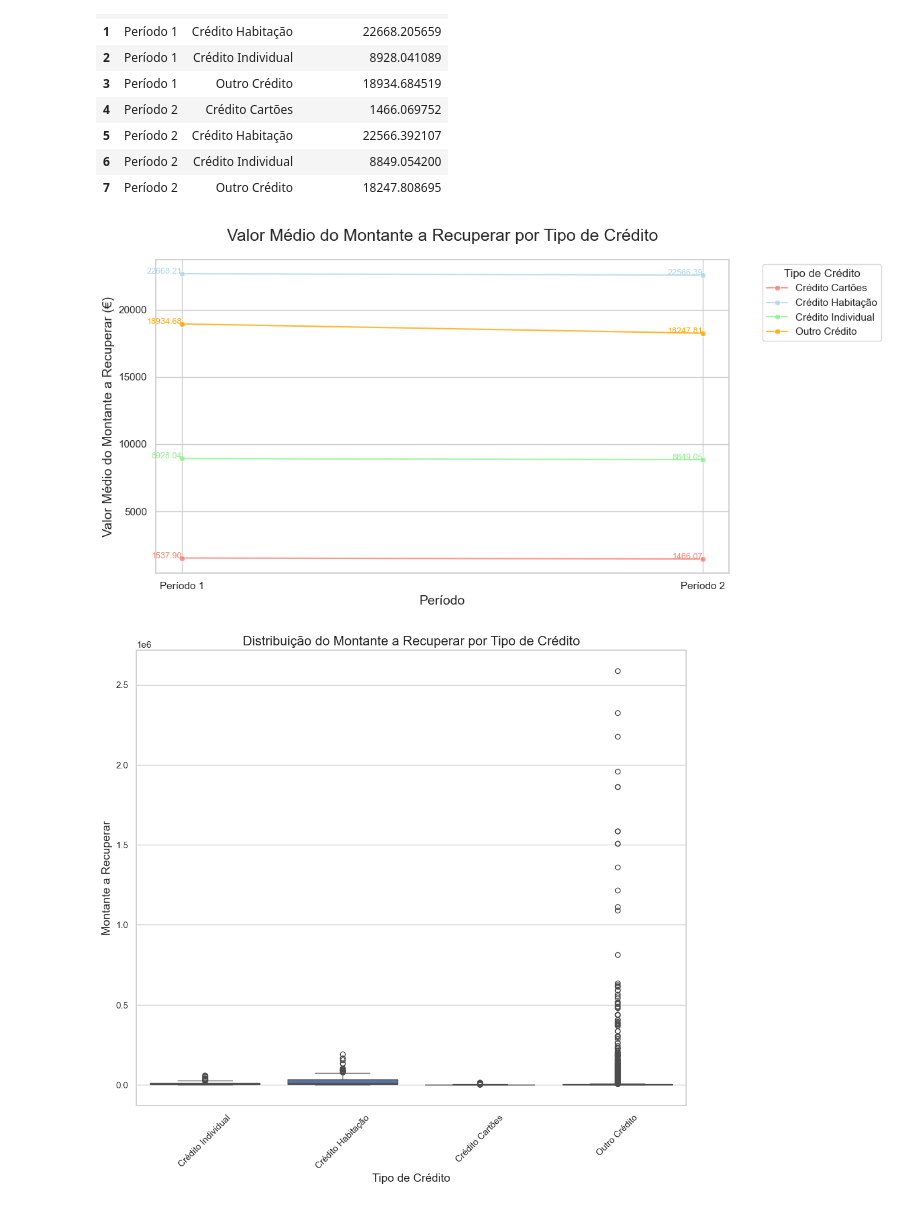
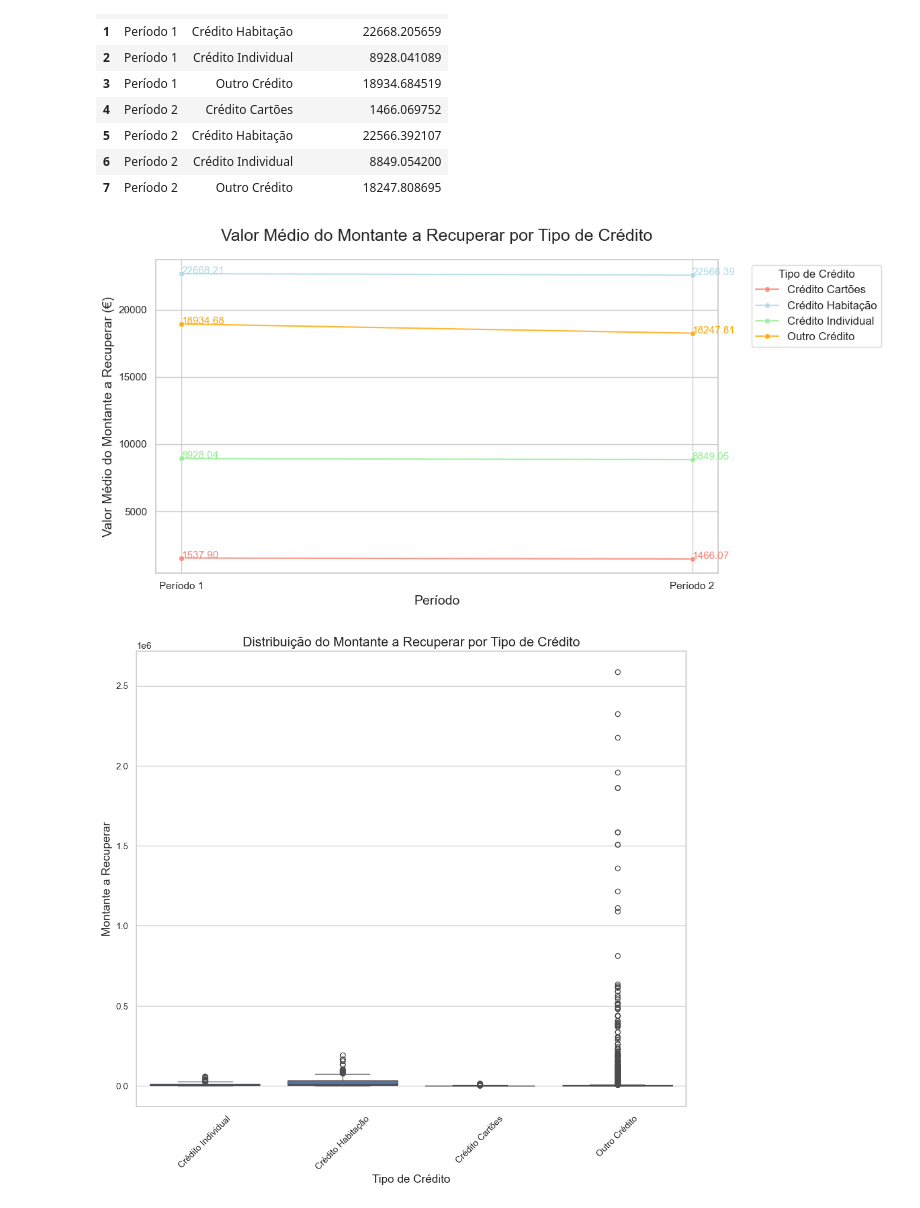
Before and after one commit to bruna-barbosa/analise-recuperacao-credito, a Jupyter notebook: analise.ipynb, the cells around one changed output. Cells and saved outputs as stored; diff of their text form; code cells hidden in the pictures.

Commit message:
Análise - Gráficos (ajustes)

```diff
--- a/analise.ipynb
+++ b/analise.ipynb
@@ -325,45 +345,42 @@ media_por_contrato
 | 6 | Período 2 | Crédito Individual | 8849.054200 |
 | 7 | Período 2 | Outro Crédito | 18247.808695 |
 # %%
-# Define the color palette
+# Define a paleta de cores
 palette = ['salmon', 'lightblue', 'lightgreen', 'orange']
 
-# Set the style of the plot
+# Definir o estilo do gráfico
 sns.set(style="whitegrid")
 
-# Create the line plot
+# Criar o gráfico de linhas
 plt.figure(figsize=(12, 6))
 lineplot = sns.lineplot(
     x='Período',
     y='Montante a Recuperar',
     hue='Tipo de Crédito',
     data=media_por_contrato,
     marker='o',
-    markersize=6,  # Smaller marker size
-    alpha=0.8,  # Slight transparency
+    markersize=6,  # Tamanho menor dos marcadores
+    alpha=0.8,  # Leve transparência
     palette=palette
 )
 
-# Add data labels for each point
+# Adicionar rótulos de dados para cada ponto
 for line in lineplot.get_lines():
     for x_point, y_point in zip(line.get_xdata(), line.get_ydata()):
-        lineplot.text(x_point, y_point, f'{y_point:.2f}', ha='right', fontsize=9, color=line.get_color())
+        lineplot.text(x_point, y_point, f'{y_point:.2f}', ha='left', fontsize=11,  color=line.get_color())
 
-# Set title and labels
+# Definir título e rótulos
 plt.title('Valor Médio do Montante a Recuperar por Tipo de Crédito', fontsize=18, pad=20)
 plt.xlabel('Período', fontsize=14)
 plt.ylabel('Valor Médio do Montante a Recuperar (€)', fontsize=14)
 
-# Position the legend outside the plot for clarity
-plt.legend(title='Tipo de Crédito', bbox_to_anchor=(1.05, 1), loc='upper left')
+# Posicionar a legenda fora do gráfico para clareza
+plt.legend(title='Tipo de Crédito', bbox_to_anchor=(1.05, 1), loc='upper left', fontsize=12)
 
-# Adjust layout
 plt.tight_layout()
-
-# Show the plot
 plt.show()
 # %% [output]
-[figure, old version]
+[figure, new version]
 # %%
 # Definir o estilo do gráfico
 sns.set(style="whitegrid")
```
Also changed, not shown: parts of 5 cells of this notebook.
